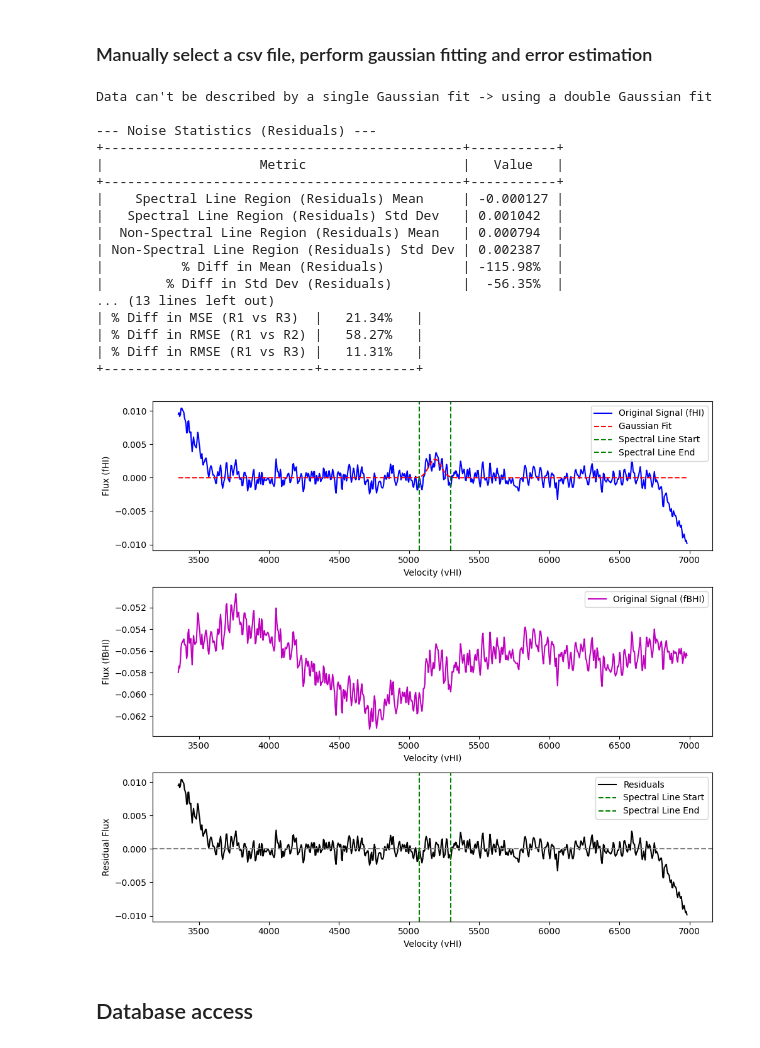
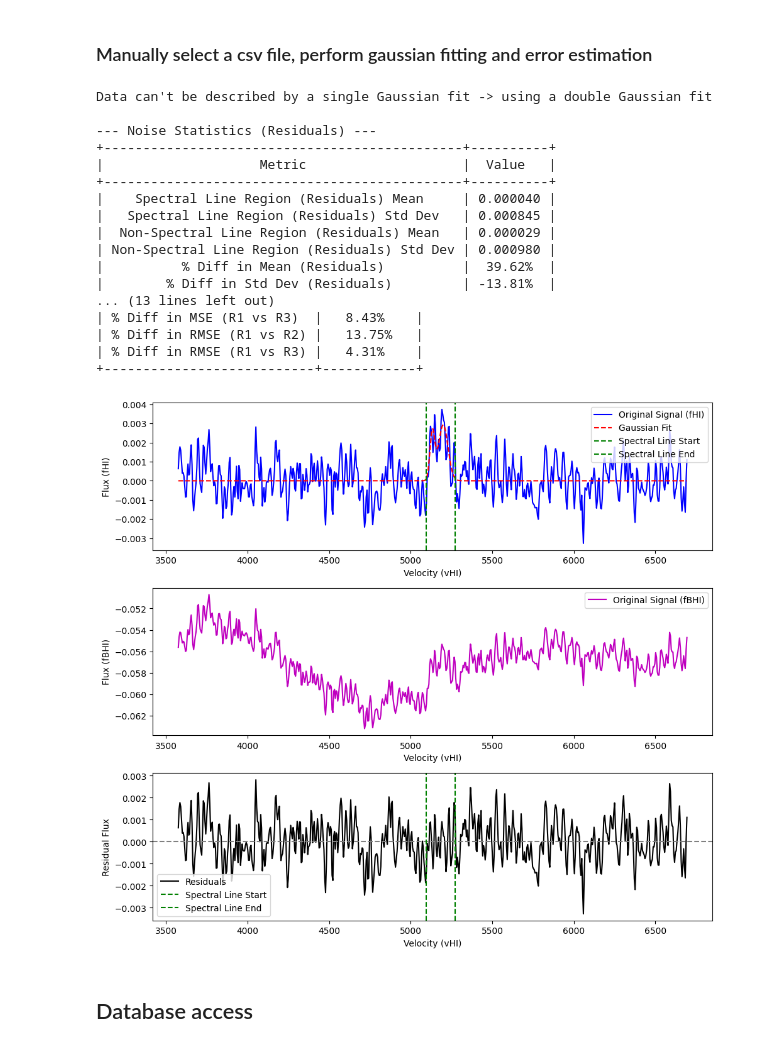
Before and after one commit to PanagiotisPetrid/ASTRO-BEAM-PanagiotisPetridis, a Jupyter notebook: data.ipynb, the cells around one changed output. Saved outputs shown, nothing was run; the diff lists cells and outputs as text; code cells hidden in the pictures.

```diff
--- a/data.ipynb
+++ b/data.ipynb
@@ -44,15 +44,8 @@ plt.show()
 # %% [markdown]
 ### Manually select a csv file, perform gaussian fitting and error estimation
 # %%
-import numpy as np
-import pandas as pd
-import matplotlib.pyplot as plt
-from astropy.modeling import models, fitting
-from scipy.stats import normaltest
-from sklearn.metrics import mean_squared_error
-
 # Load data
-file = 'mangaHI-7443-1901.csv'
+file = 'mangaHI-7972-3701.csv'
 timeSeries = pd.read_csv(file, names=['vHI', 'fHI', 'fBHI'])
 
 time = timeSeries[22:-1].copy()
@@ -63,9 +56,9 @@ x = time['vHI'].values
 y = time['fHI'].values       # Used for Gaussian fitting (original fHI)
 y_original = time['fBHI'].values  # Original signal from fBHI (for plotting)
 
-# Clip signal by omitting the first and last 15% of the points
+# Clip signal by omitting the first and last 17% of the points
 n_points = len(x)
-clip_fraction = 0.15
+clip_fraction = 0.17
 start_index = int(n_points * clip_fraction)
 end_index = int(n_points * (1 - clip_fraction)) - 1
 
@@ -202,46 +195,46 @@ if len(line_indices) > 0:
 plt.xlabel("Velocity (vHI)")
 plt.ylabel("Flux (fHI)")
 plt.legend()
 
 # Plot 2: Original fBHI signal
 plt.subplot(3, 1, 2)
 plt.plot(x_trimmed, y_original_trimmed, 'm-', label='Original Signal (fBHI)')
 plt.xlabel("Velocity (vHI)")
 plt.ylabel("Flux (fBHI)")
 plt.legend()
 
 # Plot 3: Residuals (fHI - Gaussian fit)
 plt.subplot(3, 1, 3)
 plt.plot(x_trimmed, residuals, '-k', label='Residuals')
 plt.axhline(0, color='gray', linestyle='--')
 if len(line_indices) > 0:
     plt.axvline(x_trimmed[line_indices[0]], color='g', linestyle='--', label="Spectral Line Start")
     plt.axvline(x_trimmed[line_indices[-1]], color='g', linestyle='--', label="Spectral Line End")
 plt.xlabel("Velocity (vHI)")
 plt.ylabel("Residual Flux")
 plt.legend()
 
 plt.tight_layout()
 plt.show()
 # %% [output]
 Data can't be described by a single Gaussian fit -> using a double Gaussian fit
 
 --- Noise Statistics (Residuals) ---
-+----------------------------------------------+-----------+
-|                    Metric                    |   Value   |
-+----------------------------------------------+-----------+
-|    Spectral Line Region (Residuals) Mean     | -0.000127 |
-|   Spectral Line Region (Residuals) Std Dev   | 0.001042  |
-|  Non-Spectral Line Region (Residuals) Mean   | 0.000794  |
-| Non-Spectral Line Region (Residuals) Std Dev | 0.002387  |
-|          % Diff in Mean (Residuals)          | -115.98%  |
-|        % Diff in Std Dev (Residuals)         |  -56.35%  |
++----------------------------------------------+----------+
+|                    Metric                    |  Value   |
++----------------------------------------------+----------+
+|    Spectral Line Region (Residuals) Mean     | 0.000040 |
+|   Spectral Line Region (Residuals) Std Dev   | 0.000845 |
+|  Non-Spectral Line Region (Residuals) Mean   | 0.000029 |
+| Non-Spectral Line Region (Residuals) Std Dev | 0.000980 |
+|          % Diff in Mean (Residuals)          |  39.62%  |
+|        % Diff in Std Dev (Residuals)         | -13.81%  |
 ... (13 lines left out)
-| % Diff in MSE (R1 vs R3)  |   21.34%   |
-| % Diff in RMSE (R1 vs R2) |   58.27%   |
-| % Diff in RMSE (R1 vs R3) |   11.31%   |
+| % Diff in MSE (R1 vs R3)  |   8.43%    |
+| % Diff in RMSE (R1 vs R2) |   13.75%   |
+| % Diff in RMSE (R1 vs R3) |   4.31%    |
 +---------------------------+------------+
-[figure, old version]
+[figure, new version]
 # %% [markdown]
 ## Database access
 # %% [markdown]
```
Also changed, not shown: parts of 1 cell of this notebook.
